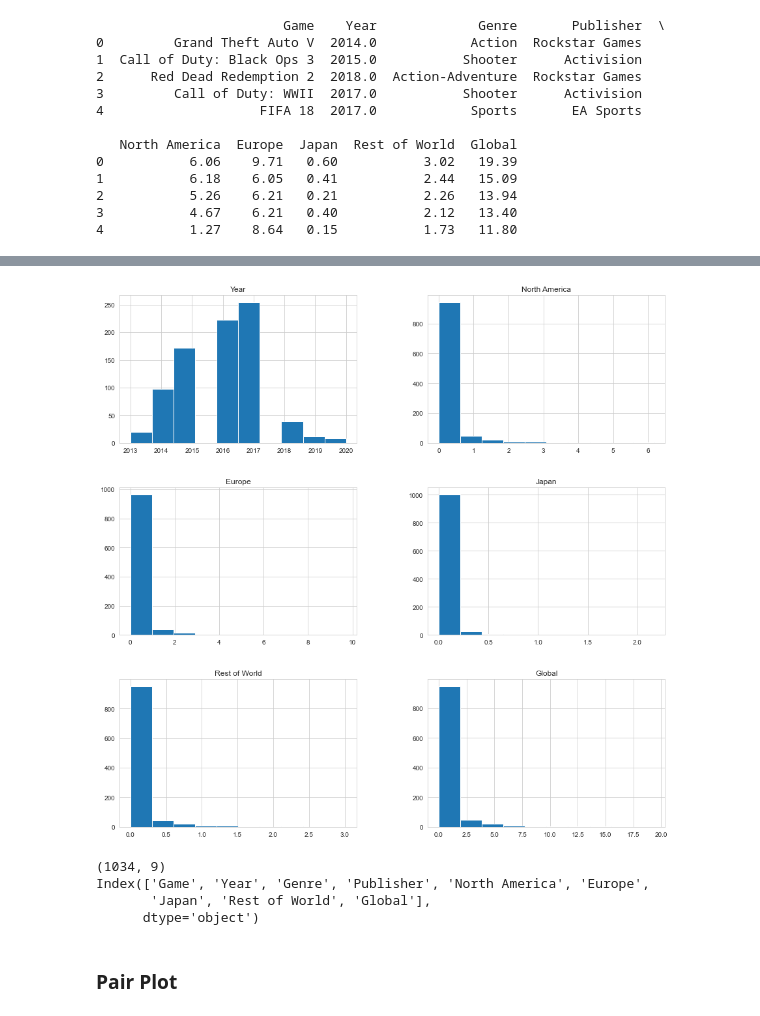
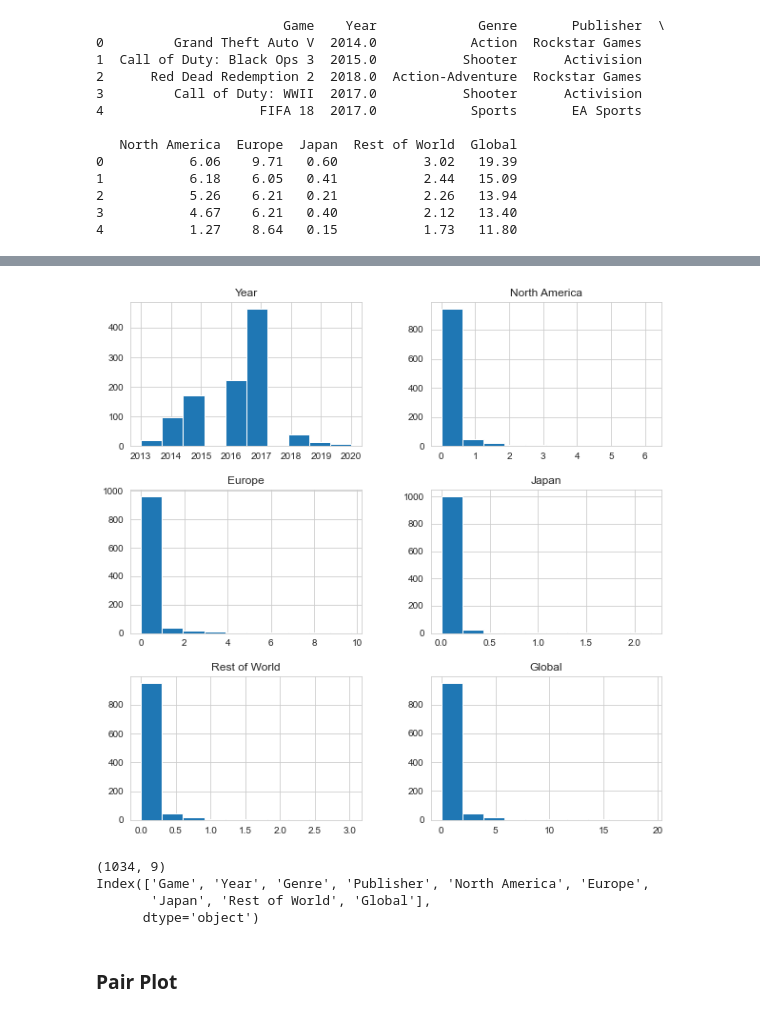
Before and after one commit to martaaleksic/project, a Jupyter notebook: ps4/notebook.ipynb, the cells around one changed output, grey strips where cells are left out. Drawn from its saved outputs; the diff is of its cells as text; code cells hidden in the pictures.

```diff
--- a/ps4/notebook.ipynb
+++ b/ps4/notebook.ipynb
@@ -77,12 +77,12 @@ data.tail(10)
 | 1032 | Project Nimbus: Code Mirai | NaN | Action | NaN | 0.0 | 0.0 | 0.0 | 0.0 | 0.0 |
 | 1033 | Battle Chef Brigade | NaN | Action | NaN | 0.0 | 0.0 | 0.0 | 0.0 | 0.0 |
 # %%
-data.hist(figsize=(15,15))
+data.hist(figsize=(10,10))
 plt.show()
 print(data.shape)
 print(data.columns)
 # %% [output]
-[figure, old version]
+[figure, new version]
 (1034, 9)
 Index(['Game', 'Year', 'Genre', 'Publisher', 'North America', 'Europe',
        'Japan', 'Rest of World', 'Global'],
```
Also changed, not shown: parts of 3 cells of this notebook.
